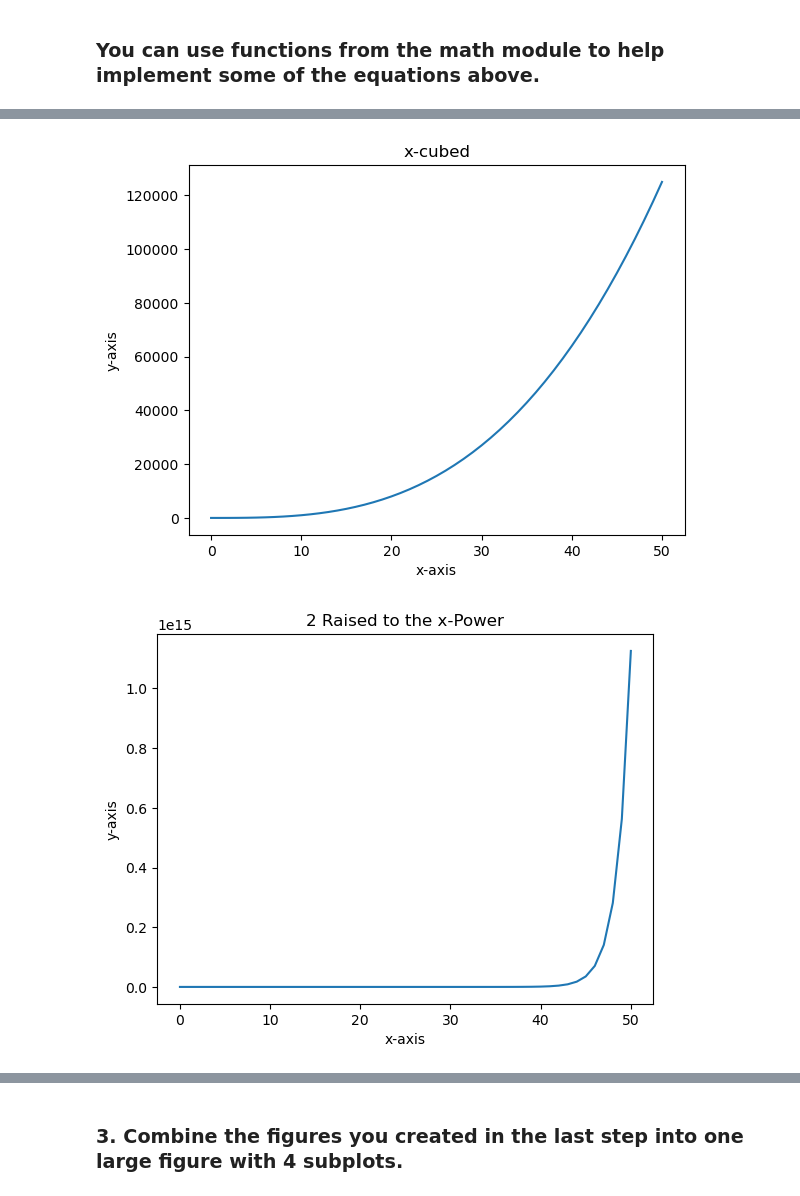
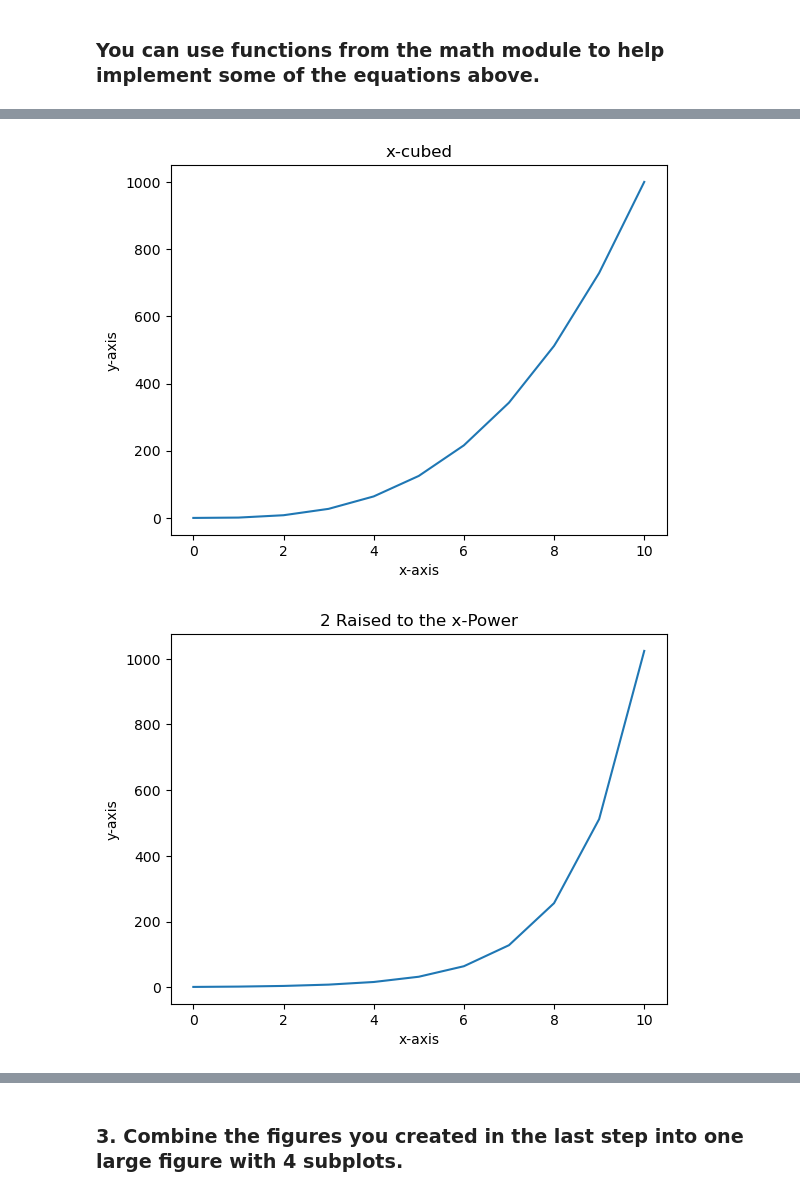
Before and after one commit to rabeka-branham/ds-libraries-exercises, a Jupyter notebook: matplotlib_exercises.ipynb, the cells around one changed output, grey strips where cells are left out. Cells and saved outputs as stored; diff of their text form; code cells hidden in the pictures.

```diff
--- a/matplotlib_exercises.ipynb
+++ b/matplotlib_exercises.ipynb
@@ -22,5 +22,5 @@ plt.show()
 # %%
-x2 = list(range(0,51))
+x2 = list(range(0,11))
 y2 = [n**3 for n in x2]
 plt.plot(y2)
 plt.title('x-cubed')
@@ -28,15 +28,15 @@ plt.xlabel('x-axis')
 plt.ylabel('y-axis')
 plt.show()
 # %% [output]
-[figure, old version]
+[figure, new version]
 # %%
-x3 = list(range(0,51))
+x3 = list(range(0,11))
 y3 = [2**n for n in x3]
 plt.plot(y3)
 plt.title('2 Raised to the x-Power')
 plt.xlabel('x-axis')
 plt.ylabel('y-axis')
 plt.show()
 # %% [output]
-[figure, old version]
+[figure, new version]
 # %%
```
Also changed, not shown: parts of 3 cells of this notebook.
